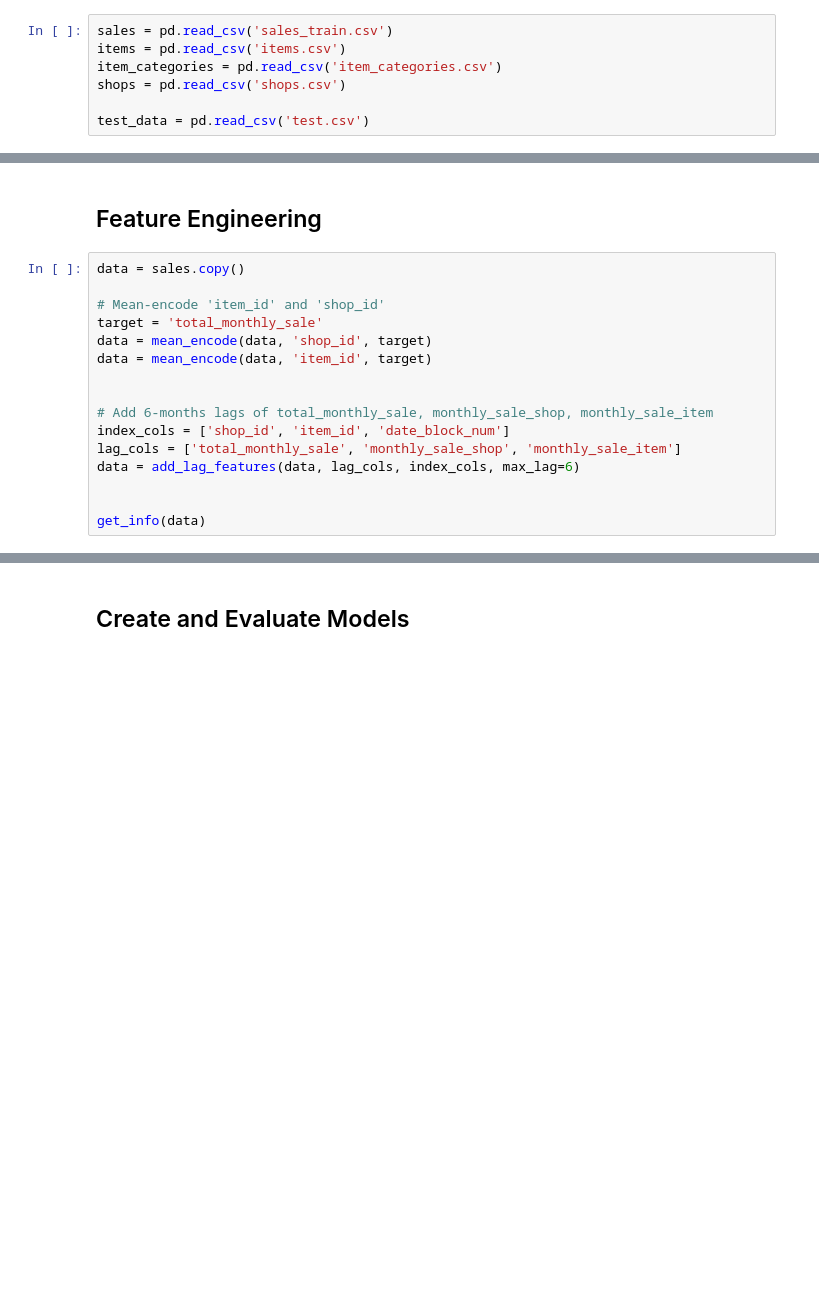
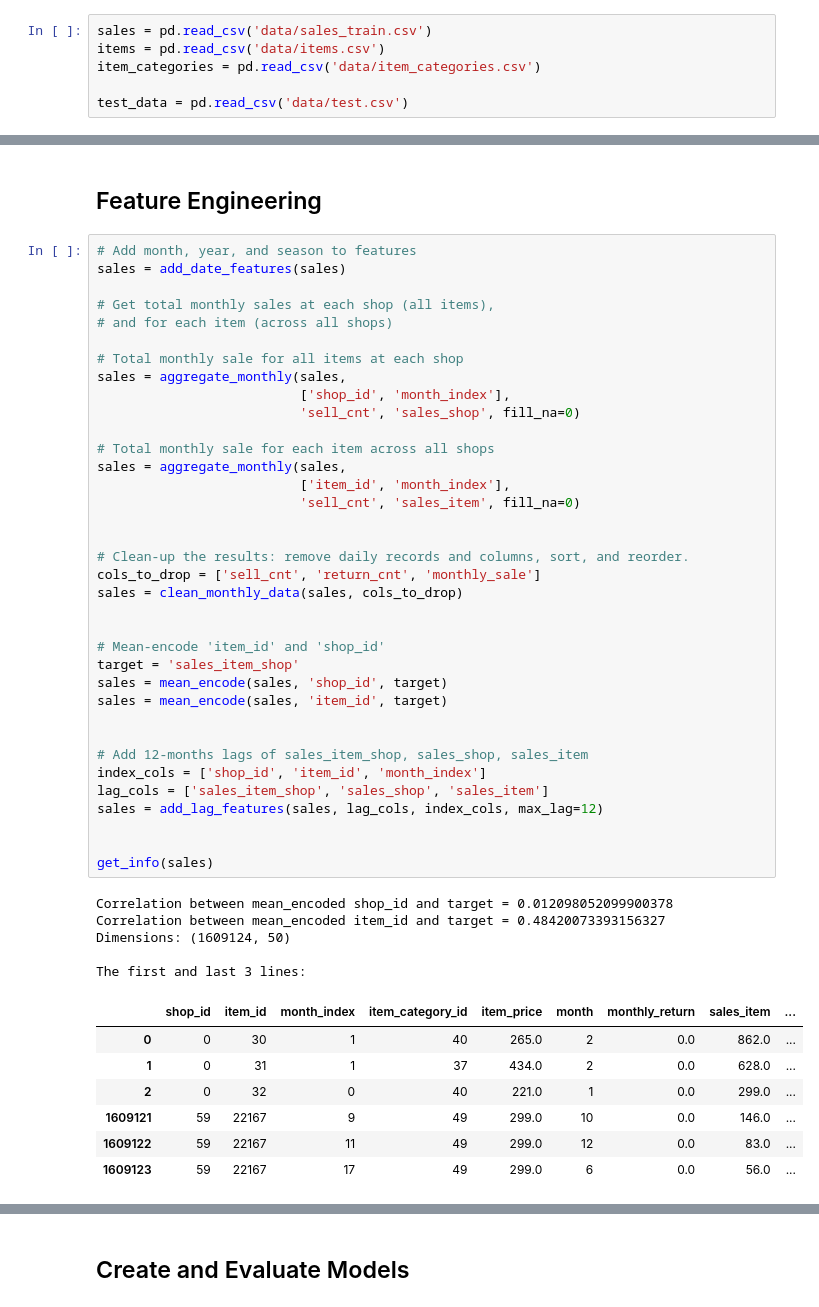
Before and after one commit to MahsaShokouhi/Future_Sales_Prediction, a Jupyter notebook: Future_Sales_Prediction.ipynb, the cells around one changed output, grey strips where cells are left out. Drawn from its saved outputs; the diff is of its cells as text; blank space fills up the shorter version.

```diff
--- a/Future_Sales_Prediction.ipynb
+++ b/Future_Sales_Prediction.ipynb
@@ -145,11 +167,10 @@ def get_train_test(df, target, cut_off):
 # %% [markdown]
 ## Load Data
 # %%
-sales = pd.read_csv('sales_train.csv')
-items = pd.read_csv('items.csv')
-item_categories = pd.read_csv('item_categories.csv')
-shops = pd.read_csv('shops.csv')
+sales = pd.read_csv('data/sales_train.csv')
+items = pd.read_csv('data/items.csv')
+item_categories = pd.read_csv('data/item_categories.csv')
 
-test_data = pd.read_csv('test.csv')
+test_data = pd.read_csv('data/test.csv')
 # %% [markdown]
 ## Data Wrangling
@@ -278,18 +338,51 @@ print('The root mean squared error of prediction with baseline model is:',
 # %% [markdown]
 ## Feature Engineering
-# %%
-data = sales.copy()
-
-# Mean-encode 'item_id' and 'shop_id'
-target = 'total_monthly_sale'
-data = mean_encode(data, 'shop_id', target)
-data = mean_encode(data, 'item_id', target)
-
-
-# Add 6-months lags of total_monthly_sale, monthly_sale_shop, monthly_sale_item
-index_cols = ['shop_id', 'item_id', 'date_block_num']
-lag_cols = ['total_monthly_sale', 'monthly_sale_shop', 'monthly_sale_item']
-data = add_lag_features(data, lag_cols, index_cols, max_lag=6)
-
-
-get_info(data)
+# %%
+# Add month, year, and season to features
+sales = add_date_features(sales)
+
+# Get total monthly sales at each shop (all items),
+# and for each item (across all shops)
+
+# Total monthly sale for all items at each shop
+sales = aggregate_monthly(sales,
+                          ['shop_id', 'month_index'],
+                          'sell_cnt', 'sales_shop', fill_na=0)
+
+# Total monthly sale for each item across all shops
+sales = aggregate_monthly(sales,
+                          ['item_id', 'month_index'],
+                          'sell_cnt', 'sales_item', fill_na=0)
+
+
+# Clean-up the results: remove daily records and columns, sort, and reorder.
+cols_to_drop = ['sell_cnt', 'return_cnt', 'monthly_sale']
+sales = clean_monthly_data(sales, cols_to_drop)
+
+
+# Mean-encode 'item_id' and 'shop_id'
+target = 'sales_item_shop'
+sales = mean_encode(sales, 'shop_id', target)
+sales = mean_encode(sales, 'item_id', target)
+
+
+# Add 12-months lags of sales_item_shop, sales_shop, sales_item
+index_cols = ['shop_id', 'item_id', 'month_index']
+lag_cols = ['sales_item_shop', 'sales_shop', 'sales_item']
+sales = add_lag_features(sales, lag_cols, index_cols, max_lag=12)
+
+
+get_info(sales)
+# %% [output]
+Correlation between mean_encoded shop_id and target = 0.012098052099900378
+Correlation between mean_encoded item_id and target = 0.48420073393156327
+Dimensions: (1609124, 50)
+
+The first and last 3 lines:
+|  | shop_id | item_id | month_index | item_category_id | item_price | month | monthly_return | sales_item | ... |
+| 0 | 0 | 30 | 1 | 40 | 265.0 | 2 | 0.0 | 862.0 | ... |
+| 1 | 0 | 31 | 1 | 37 | 434.0 | 2 | 0.0 | 628.0 | ... |
+| 2 | 0 | 32 | 0 | 40 | 221.0 | 1 | 0.0 | 299.0 | ... |
+| 1609121 | 59 | 22167 | 9 | 49 | 299.0 | 10 | 0.0 | 146.0 | ... |
+| 1609122 | 59 | 22167 | 11 | 49 | 299.0 | 12 | 0.0 | 83.0 | ... |
+| 1609123 | 59 | 22167 | 17 | 49 | 299.0 | 6 | 0.0 | 56.0 | ... |
```
Also changed, not shown: parts of 24 cells of this notebook.
